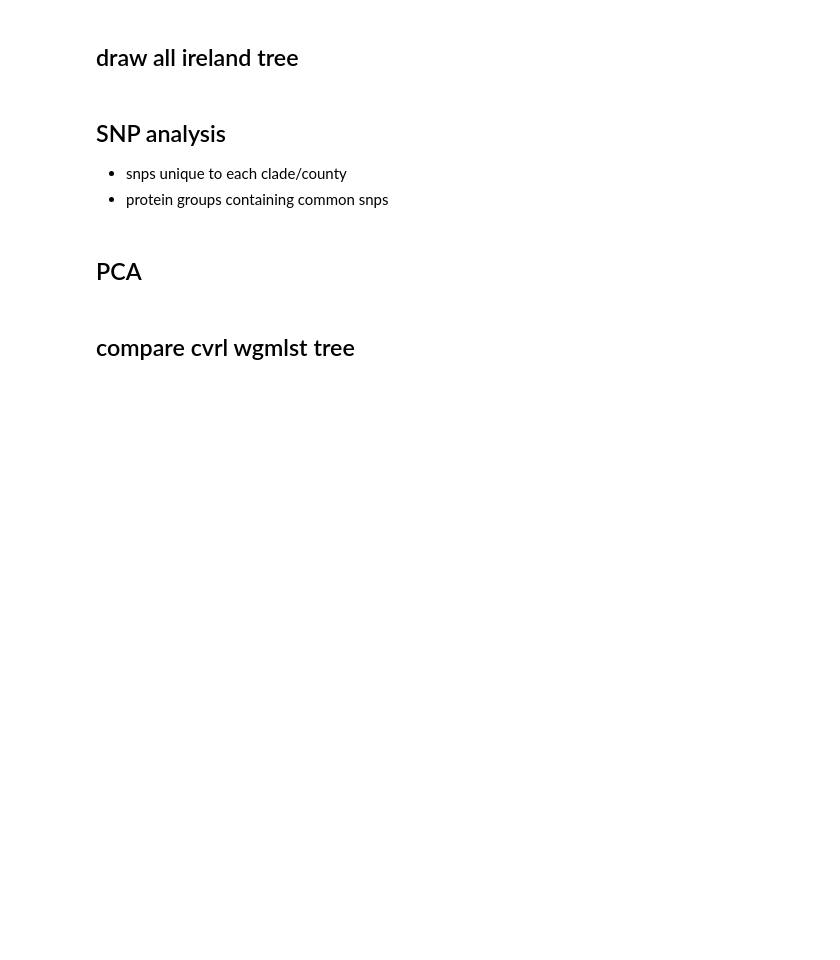
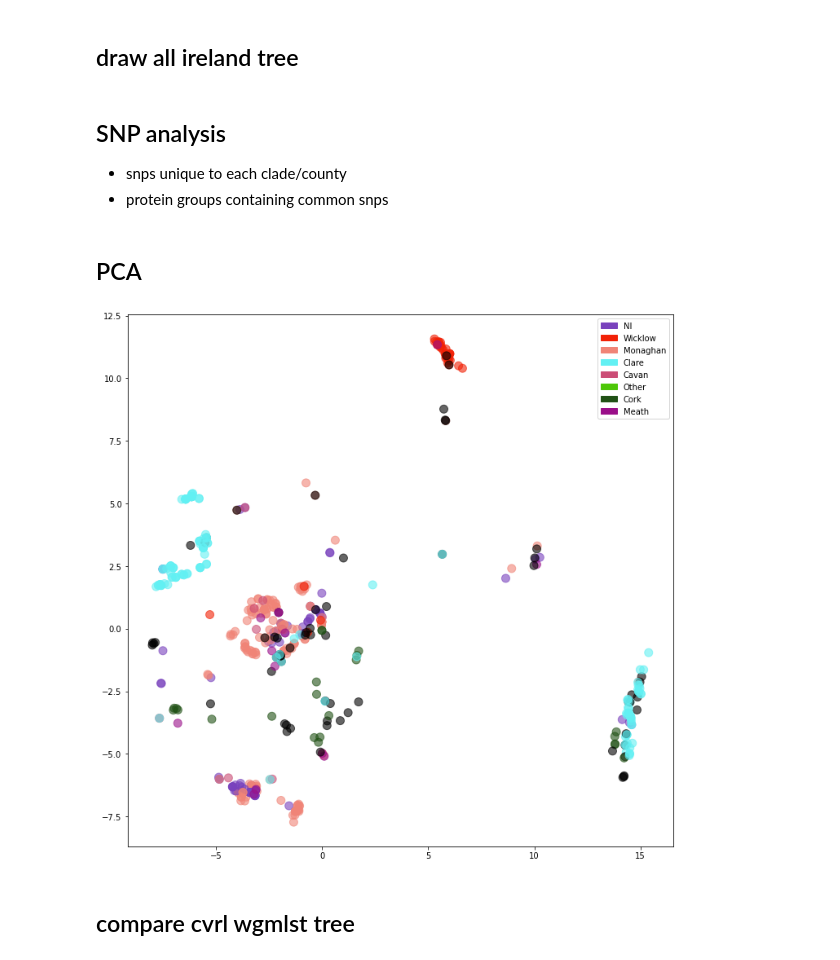
Before and after one commit to dmnfarrell/snipgenie, a Jupyter notebook: notebooks/all_ireland.ipynb, the cells around one changed output. Saved outputs shown, nothing was run; the diff lists cells and outputs as text; code cells hidden in the pictures; blank space fills up the shorter version.

```diff
--- a/notebooks/all_ireland.ipynb
+++ b/notebooks/all_ireland.ipynb
@@ -368,9 +375,9 @@ mat = snp_mat
 stat = mat.sum(1).reset_index()
 #stat.gene.value_counts()[:30]
 # %%
-cols=['sample','county','SB','ClusterNumber','clade']
+cols=['sample','county','SB','snp12']
 C=mat.T
-C=C.merge(meta[cols],left_index=True,right_on='sample').set_index(cols).T
+C=C.merge(final[cols],left_index=True,right_on='sample').set_index(cols).T
 #print (C)
 C=C[C.sum(1)>3].T
 C.iloc[:4,:2]
@@ -383,36 +388,38 @@ clades = C.index.get_level_values(4)
 # %%
-colormap1 = dict(zip(clades.unique(), trees.qcolors))
-#colormap1 = {'Wicklow-1': 'green', 'Monaghan-3': 'red', np.nan: 'gray',
-#             'Monaghan-1': 'brown', 'Monaghan-2': 'burlywood', 'Unknown': 'lightblue', 'NI-1': 'blue'}
-colors1 = [colormap1[i] if i in colormap1 else 'Black' for i in clades]
+c=final.county1.unique()
+colors=plotting.random_colors(len(c),3)
+colormap1 = dict(zip(c, colors))
+colors1 = [colormap1[i] if i in colormap1 else 'Black' for i in counties]
 #make legend
 import matplotlib.patches as mpatches
 pts=[]
 for c in colormap1:
     pts.append(mpatches.Patch(color=colormap1[c],label=c))
-g=sns.clustermap(C,xticklabels=False,yticklabels=False,figsize=(17,12),cmap='gray_r',cbar_pos=None,row_colors=colors1)
-g.fig.legend(handles=pts,bbox_to_anchor=(1.05, 1), )
-g.savefig('/storage/btbgenie/all_ireland_results/snp_clusters.jpg')
+#g=sns.clustermap(C,xticklabels=False,yticklabels=False,figsize=(17,12),cmap='gray_r',cbar_pos=None,row_colors=colors1)
+#g.fig.legend(handles=pts,bbox_to_anchor=(1.05, 1), )
+#g.savefig('/storage/btbgenie/all_ireland_results/snp_clusters.jpg')
 # %% [markdown]
 ## PCA
 # %%
 import sklearn
 from sklearn import decomposition
 from sklearn import manifold
 
 pca = decomposition.PCA(n_components=3)
 mds = manifold.MDS(n_components=3)
 pos = mds.fit(C).embedding_
 X = pca.fit_transform(pos)
 #X = pca.transform(C)
 df=pd.DataFrame(X)
 df['sb']=sb
 df.to_csv('/storage/btbgenie/all_ireland_results/pca_snp.csv')
 
-fig,ax = plt.subplots(figsize=(7, 7))
+fig,ax = plt.subplots(figsize=(12, 12))
 sc=ax.scatter(X[:, 0], X[:, 1], c=colors1, s=100, alpha=.6)
 ax.legend(handles=pts,loc='best')
 fig.savefig('/storage/btbgenie/all_ireland_results/pca_snp_clusters.jpg',dpi=150)
+# %% [output]
+[figure, added]
 # %% [markdown]
 ## compare cvrl wgmlst tree
 # %%
```
Also changed, not shown: parts of 5 cells of this notebook, 9 other files.
